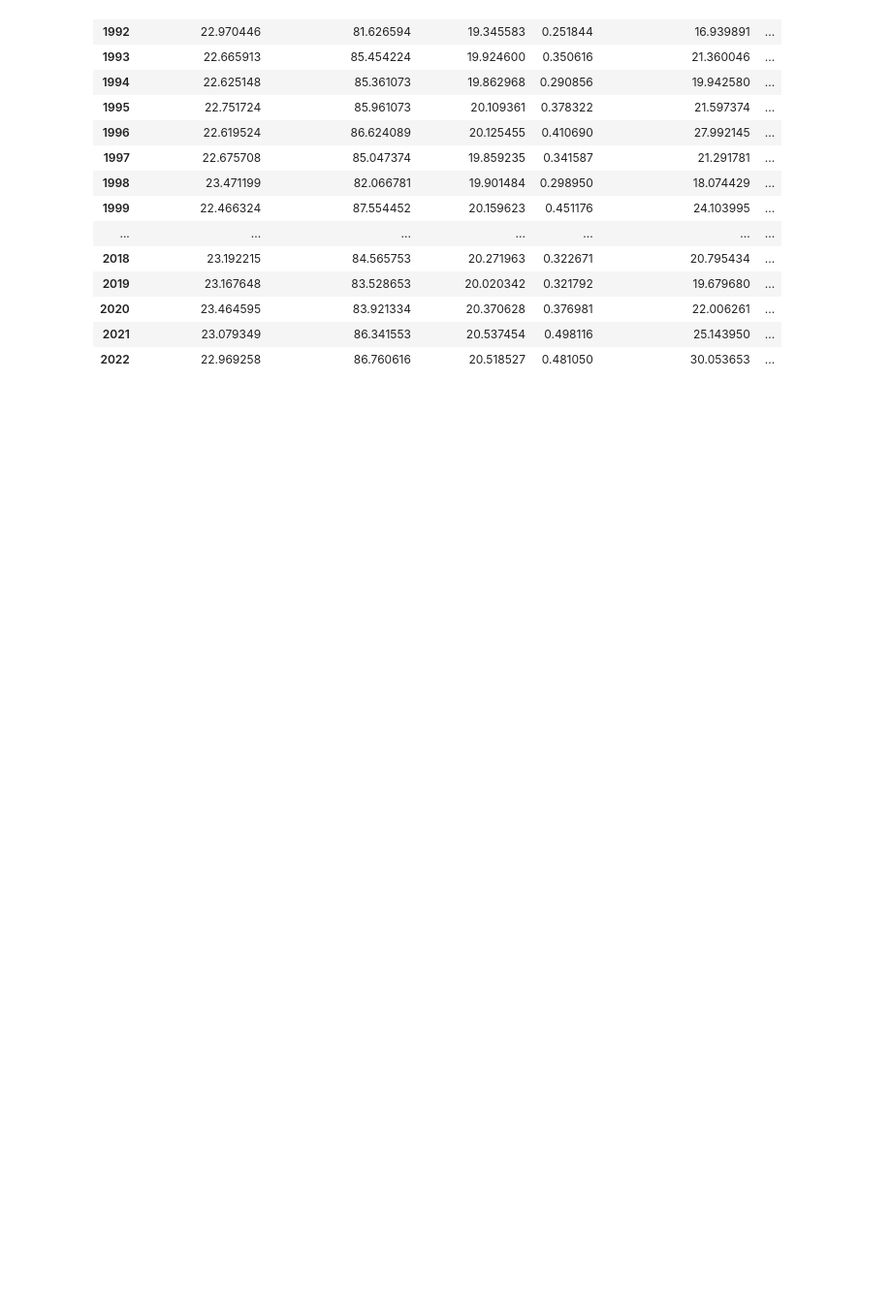
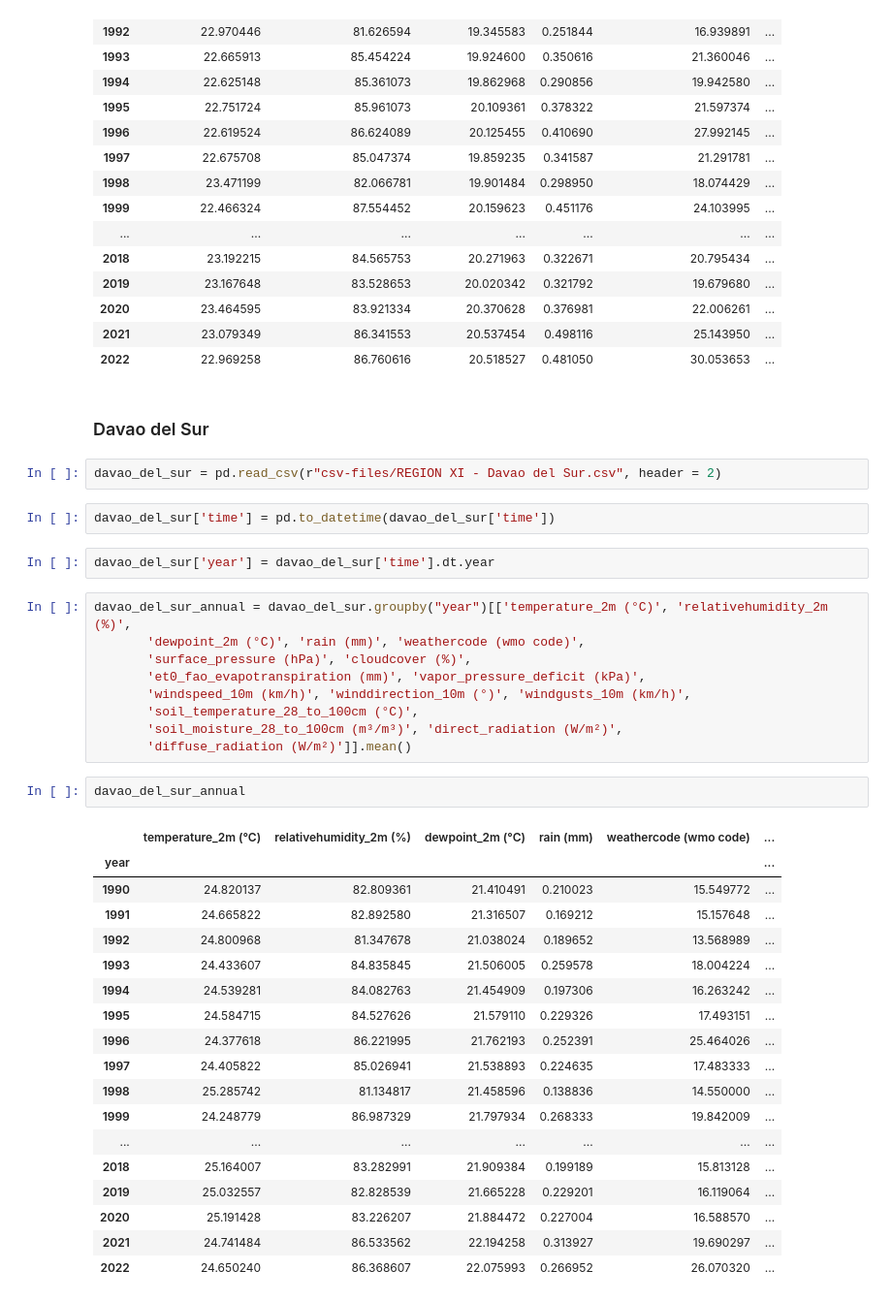
Before and after one commit to darahmanayaga/thesis-2, a Jupyter notebook: historical-data-hourly-to-annual.ipynb, the cells around one changed output. Shown: that part at 97% size. Cells and saved outputs as stored; diff of their text form; blank space fills up the shorter version.

Commit message:
davao region done

```diff
--- a/historical-data-hourly-to-annual.ipynb
+++ b/historical-data-hourly-to-annual.ipynb
@@ -79,3 +79,41 @@ davao_del_norte_annual
 | 2020 | 23.464595 | 83.921334 | 20.370628 | 0.376981 | 22.006261 | ... |
 | 2021 | 23.079349 | 86.341553 | 20.537454 | 0.498116 | 25.143950 | ... |
 | 2022 | 22.969258 | 86.760616 | 20.518527 | 0.481050 | 30.053653 | ... |
+# %% [markdown]
+### Davao del Sur
+# %%
+davao_del_sur = pd.read_csv(r"csv-files/REGION XI - Davao del Sur.csv", header = 2)
+# %%
+davao_del_sur['time'] = pd.to_datetime(davao_del_sur['time'])
+# %%
+davao_del_sur['year'] = davao_del_sur['time'].dt.year
+# %%
+davao_del_sur_annual = davao_del_sur.groupby("year")[['temperature_2m (°C)', 'relativehumidity_2m (%)',
+       'dewpoint_2m (°C)', 'rain (mm)', 'weathercode (wmo code)',
+       'surface_pressure (hPa)', 'cloudcover (%)',
+       'et0_fao_evapotranspiration (mm)', 'vapor_pressure_deficit (kPa)',
+       'windspeed_10m (km/h)', 'winddirection_10m (°)', 'windgusts_10m (km/h)',
+       'soil_temperature_28_to_100cm (°C)',
+       'soil_moisture_28_to_100cm (m³/m³)', 'direct_radiation (W/m²)',
+       'diffuse_radiation (W/m²)']].mean()
+# %%
+davao_del_sur_annual
+# %% [output]
+|  | temperature_2m (°C) | relativehumidity_2m (%) | dewpoint_2m (°C) | rain (mm) | weathercode (wmo code) | ... |
+| year |  |  |  |  |  | ... |
+| 1990 | 24.820137 | 82.809361 | 21.410491 | 0.210023 | 15.549772 | ... |
+| 1991 | 24.665822 | 82.892580 | 21.316507 | 0.169212 | 15.157648 | ... |
+| 1992 | 24.800968 | 81.347678 | 21.038024 | 0.189652 | 13.568989 | ... |
+| 1993 | 24.433607 | 84.835845 | 21.506005 | 0.259578 | 18.004224 | ... |
+| 1994 | 24.539281 | 84.082763 | 21.454909 | 0.197306 | 16.263242 | ... |
+| 1995 | 24.584715 | 84.527626 | 21.579110 | 0.229326 | 17.493151 | ... |
+| 1996 | 24.377618 | 86.221995 | 21.762193 | 0.252391 | 25.464026 | ... |
+| 1997 | 24.405822 | 85.026941 | 21.538893 | 0.224635 | 17.483333 | ... |
+| 1998 | 25.285742 | 81.134817 | 21.458596 | 0.138836 | 14.550000 | ... |
+| 1999 | 24.248779 | 86.987329 | 21.797934 | 0.268333 | 19.842009 | ... |
+| ... | ... | ... | ... | ... | ... | ... |
+| 2018 | 25.164007 | 83.282991 | 21.909384 | 0.199189 | 15.813128 | ... |
+| 2019 | 25.032557 | 82.828539 | 21.665228 | 0.229201 | 16.119064 | ... |
+| 2020 | 25.191428 | 83.226207 | 21.884472 | 0.227004 | 16.588570 | ... |
+| 2021 | 24.741484 | 86.533562 | 22.194258 | 0.313927 | 19.690297 | ... |
+| 2022 | 24.650240 | 86.368607 | 22.075993 | 0.266952 | 26.070320 | ... |
```
Also changed, not shown: parts of 18 cells of this notebook.
